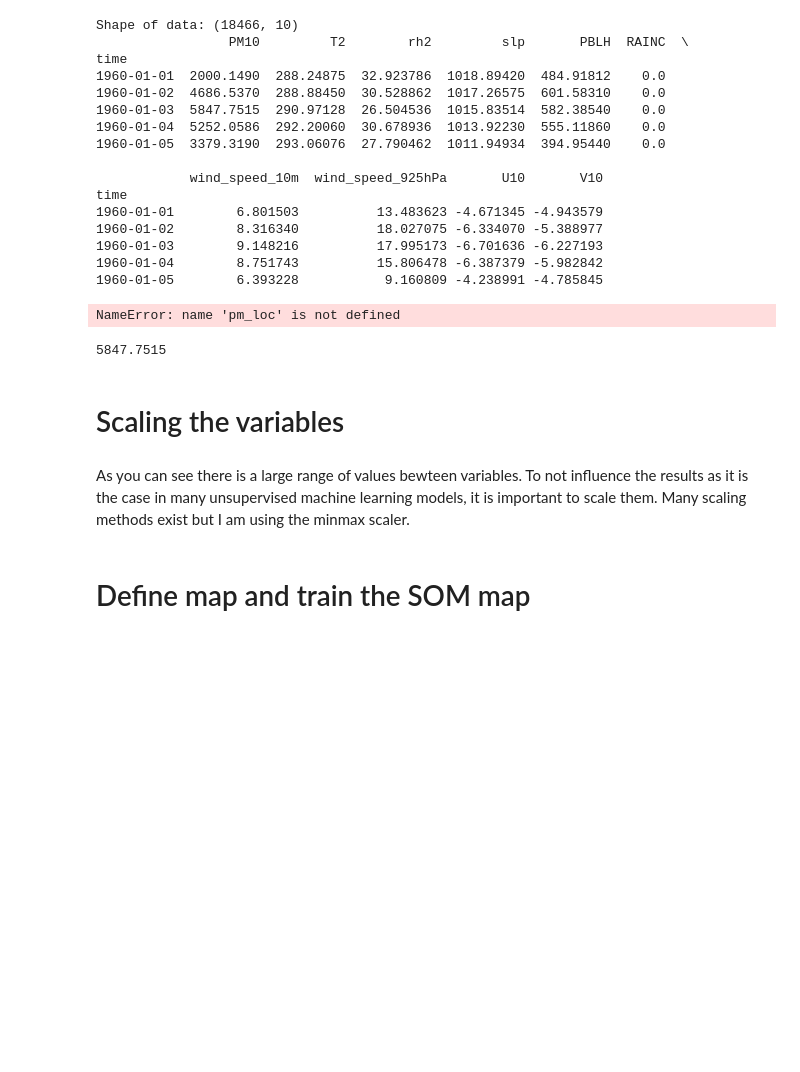
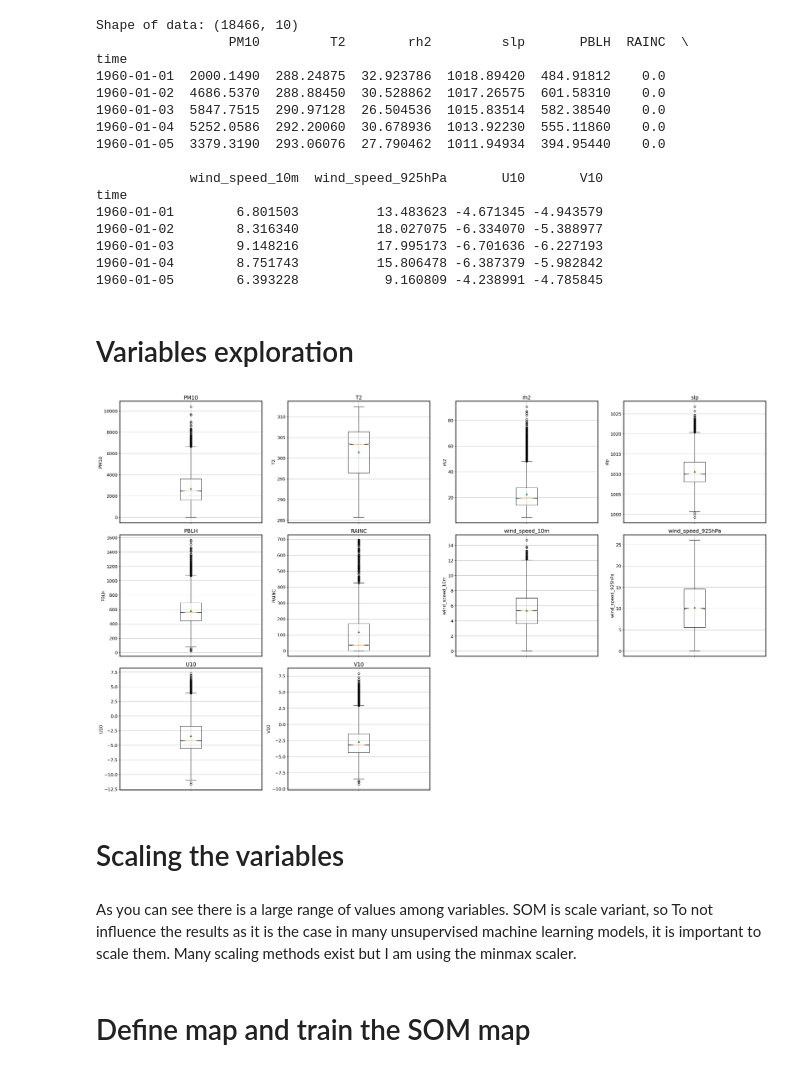
Before and after one commit to projectpythia-mystmd/dust-cookbook, a Jupyter notebook: initial_code.ipynb, the cells around one changed output. Cells and saved outputs as stored; diff of their text form; code cells hidden in the pictures; blank space fills up the shorter version.

```diff
--- a/initial_code.ipynb
+++ b/initial_code.ipynb
@@ -75,11 +80,3 @@ time
 1960-01-03        9.148216          17.995173 -6.701636 -6.227193
 1960-01-04        8.751743          15.806478 -6.387379 -5.982842
 1960-01-05        6.393228           9.160809 -4.238991 -4.785845
-# %%
-type(pm_loc)
-# %% [output]
-NameError: name 'pm_loc' is not defined
-# %%
-pm_loc[2]
-# %% [output]
-5847.7515
@@ -86,7 +90,32 @@ pm_loc[2]
+# %% [markdown]
+# Variables exploration
+# %%
+fig, ax = plt.subplots(3,4, figsize=(30,18))
+ax = ax.flatten()
+for ind, col in enumerate(feature_names):
+    ax[ind].boxplot(dust_df[col].dropna(axis=0),
+                    notch=True, whis=1.5,
+                    showmeans=True)
+    ax[ind].grid(which='minor', axis='both')
+    ax[ind].set_xticklabels([''])
+    ax[ind].set_ylabel(col)
+    ax[ind].set_title(col)
+    ax[ind].set_facecolor('white')
+    ax[ind].spines['bottom'].set_color('0.1')
+    ax[ind].spines['top'].set_color('0.1')
+    ax[ind].spines['right'].set_color('0.1')
+    ax[ind].spines['left'].set_color('0.1')
+    ax[ind].grid(True)
+    ax[10].set_axis_off()
+    ax[11].set_axis_off()
+fig.tight_layout()
+#plt.savefig('../../graphs/box_plots_with_outliers_deseas_mon.png')
+# %% [output]
+[figure, added]
 # %% [markdown]
 # Scaling the variables
 # %% [markdown]
-As you can see there is a large range of values bewteen variables. To not influence the results as it is the case in many unsupervised machine learning models, it is important to scale them. Many scaling methods exist but I am using the minmax scaler.
+As you can see there is a large range of values among variables. SOM is scale variant, so To not influence the results as it is the case in many unsupervised machine learning models, it is important to scale them. Many scaling methods exist but I am using the minmax scaler.
 # %%
 # testing between standardization and normalization scaling
 
```
Also changed, not shown: parts of 10 cells of this notebook, 3 other files.
